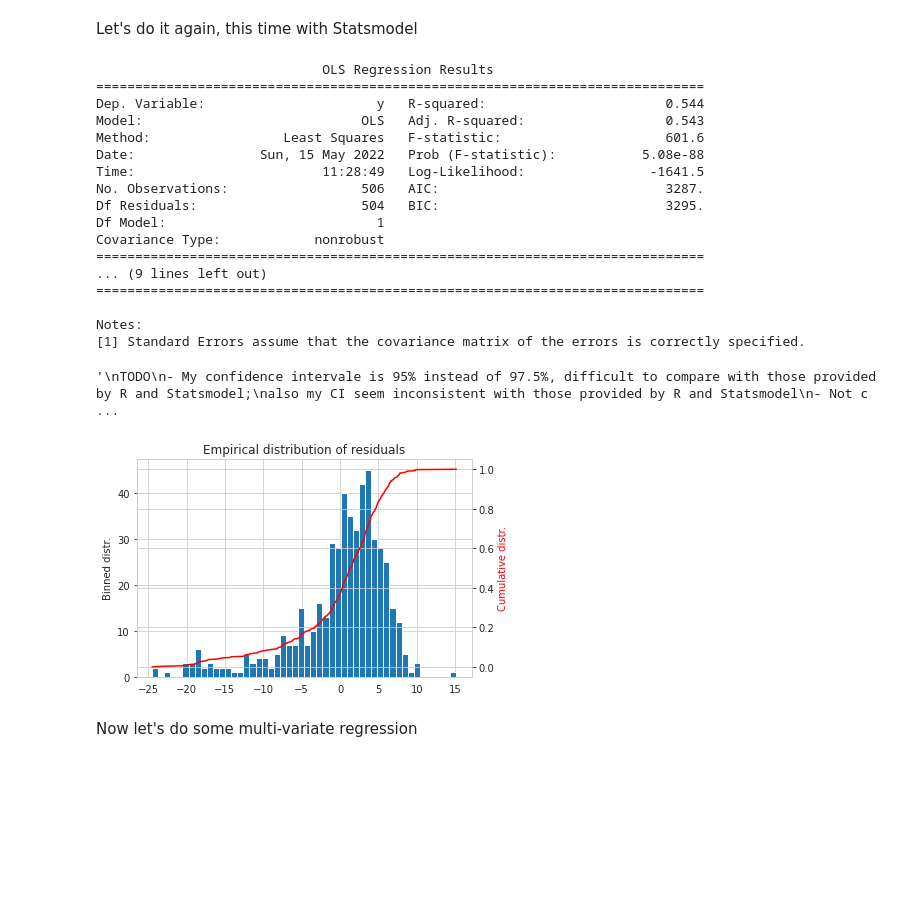
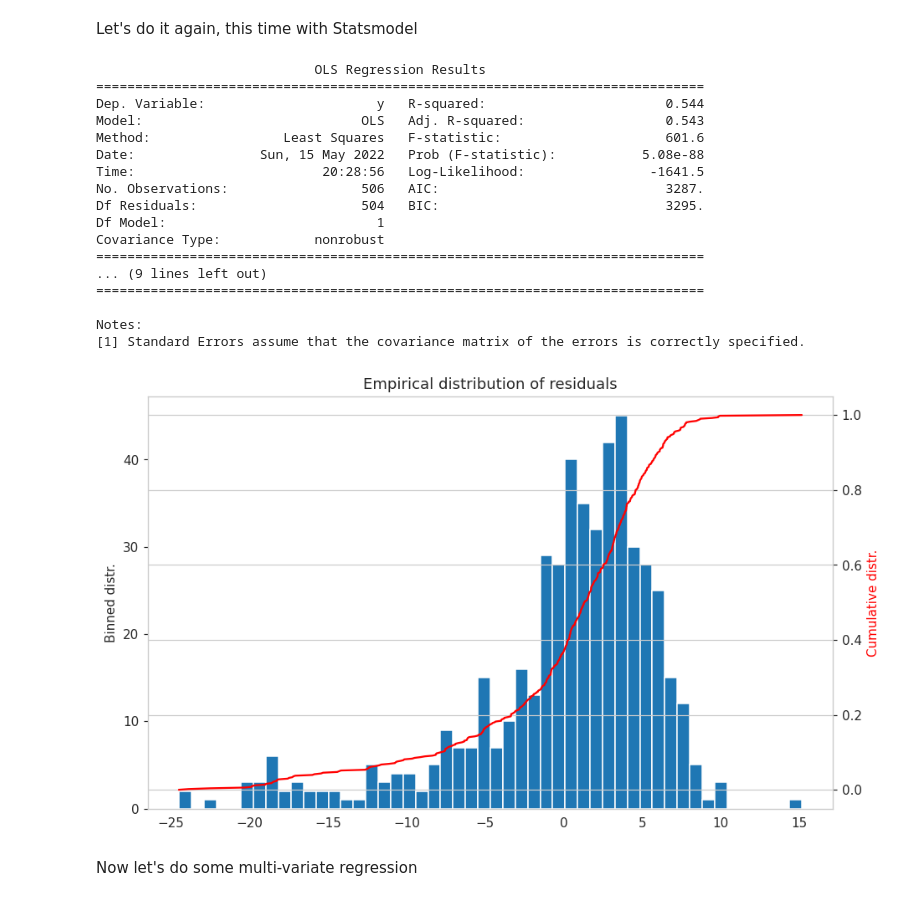
Before and after one commit to fantauzzi/linear_regression, a Jupyter notebook: boston_lin_regr.ipynb, the cells around one changed output. Saved outputs shown, nothing was run; the diff lists cells and outputs as text; code cells hidden in the pictures; blank space fills up the shorter version.

```diff
--- a/boston_lin_regr.ipynb
+++ b/boston_lin_regr.ipynb
@@ -6,6 +6,7 @@ import warnings
 from pandas import DataFrame, Series
 from sklearn import datasets
 from matplotlib import pyplot as plt
+import matplotlib as mpl
 from sklearn.linear_model import LinearRegression
 import statsmodels.api as sm
 from sklearn.metrics import mean_squared_error
@@ -13,6 +14,16 @@ from sklearn.metrics import mean_squared_error
 plt.ioff()
 pd.set_option('display.max_columns', None)  # Print all the columns in the dataframe
 pd.set_option('display.expand_frame_repr', False)  # Prevents line breaks while printing the dataframe
+mpl.rcParams['figure.figsize'] = (6*1.618, 6)
+
+# Set the default resolution for plots on screen
+display_res = (2560, 1440)  # Display resolution in pixels, h x v
+diagonal_in = 27  # Display diagonal in inches
+res_dpi = (display_res[0]**2 + display_res[1]**2) ** .5 / diagonal_in
+plt.rcParams['figure.dpi'] = res_dpi
+
+# By default, display grids in plot
+mpl.rcParams['axes.grid'] = True
 # %% [markdown]
 This is an exploration of linear regression, and different tools available to solve it with Python.
 The dataset of choice is the [Boston Housing Prices](http://lib.stat.cmu.edu/datasets/boston)
@@ -186,50 +201,42 @@ The 95% confidence interval for the intercept is [33.429, 35.679]
 # %% [markdown]
 Let's do it again, this time with Statsmodel
+# %%
+X_exog = sm.add_constant(X, prepend=False)  # TODO this is needed for correct result, but why?
+model2 = sm.OLS(y, X_exog)
+res = model2.fit()
+print(res.summary())
+# %% [output]
+                            OLS Regression Results
+==============================================================================
+Dep. Variable:                      y   R-squared:                       0.544
+Model:                            OLS   Adj. R-squared:                  0.543
+Method:                 Least Squares   F-statistic:                     601.6
+Date:                Sun, 15 May 2022   Prob (F-statistic):           5.08e-88
+Time:                        20:28:56   Log-Likelihood:                -1641.5
+No. Observations:                 506   AIC:                             3287.
+Df Residuals:                     504   BIC:                             3295.
+Df Model:                           1
+Covariance Type:            nonrobust
+==============================================================================
+... (9 lines left out)
+==============================================================================
+
+Notes:
+[1] Standard Errors assume that the covariance matrix of the errors is correctly specified.
 # %%
-X_exog = sm.add_constant(X, prepend=False)  # TODO this is needed for correct result, but why?
-model2 = sm.OLS(y, X_exog)
-res = model2.fit()
-print('\n', res.summary())
-
 residuals = y_pred - y
 _, ax = plt.subplots()
 ax.set_title('Empirical distribution of residuals')
 ax.set_ylabel('Binned distr.')
 ax.hist(residuals, 50)
+ax.grid(visible=False)
 sorted_residuals = np.sort(residuals)
 cum_prob = 1. * np.arange(len(sorted_residuals)) / float(len(sorted_residuals) - 1)
 # prob_dens = cum_prob /
 ax2 = ax.twinx()
 ax2.set_ylabel('Cumulative distr.', color='red')
-ax2.plot(sorted_residuals, cum_prob, color='red')
-# plt.pause(0)
-'''
-TODO
-- My confidence intervale is 95% instead of 97.5%, difficult to compare with those provided by R and Statsmodel;
-also my CI seem inconsistent with those provided by R and Statsmodel
-- Not clear how to compute and plot the bands of uncertainty around the linear regression, i.e. the CI for a given
-inference; see y_err above
-Note: se2_intercept and se2_slope appear to be correct when compared to R output
-'''
+ax2.plot(sorted_residuals, cum_prob, color='red');
 # %% [output]
-                             OLS Regression Results
-==============================================================================
-Dep. Variable:                      y   R-squared:                       0.544
-Model:                            OLS   Adj. R-squared:                  0.543
-Method:                 Least Squares   F-statistic:                     601.6
-Date:                Sun, 15 May 2022   Prob (F-statistic):           5.08e-88
-Time:                        11:28:49   Log-Likelihood:                -1641.5
-No. Observations:                 506   AIC:                             3287.
-Df Residuals:                     504   BIC:                             3295.
-Df Model:                           1
-Covariance Type:            nonrobust
-==============================================================================
-... (9 lines left out)
-==============================================================================
-
-Notes:
-[1] Standard Errors assume that the covariance matrix of the errors is correctly specified.
-'\nTODO\n- My confidence intervale is 95% instead of 97.5%, difficult to compare with those provided by R and Statsmodel;\nalso my CI seem inconsistent with those provided by R and Statsmodel\n- Not c ...
-[figure, old version]
+[figure, new version]
 # %% [markdown]
 Now let's do some multi-variate regression
```
Also changed, not shown: parts of 19 cells of this notebook, 1 other file.
